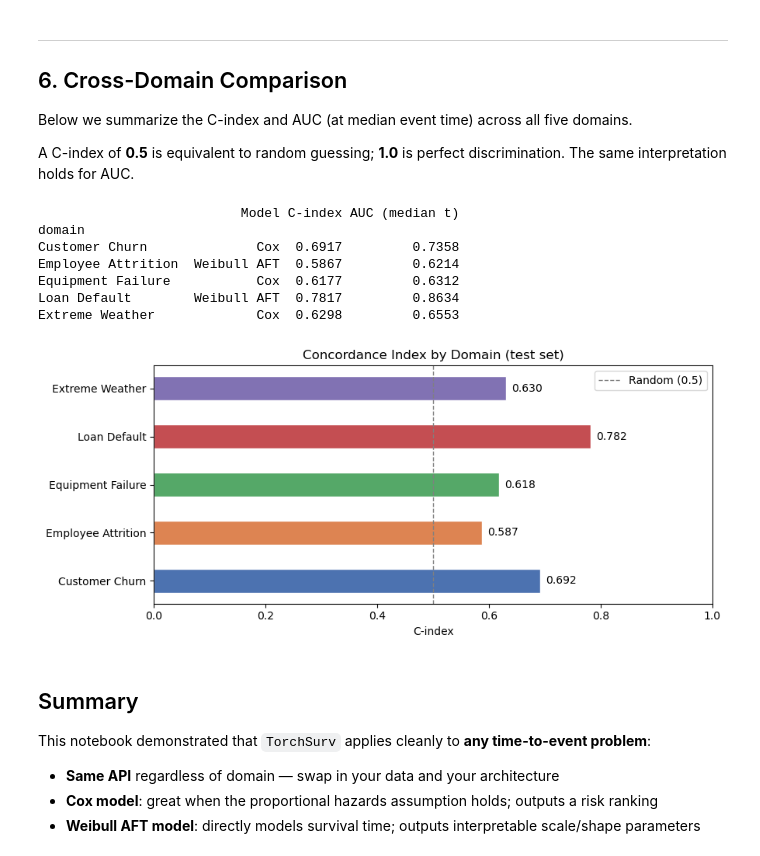
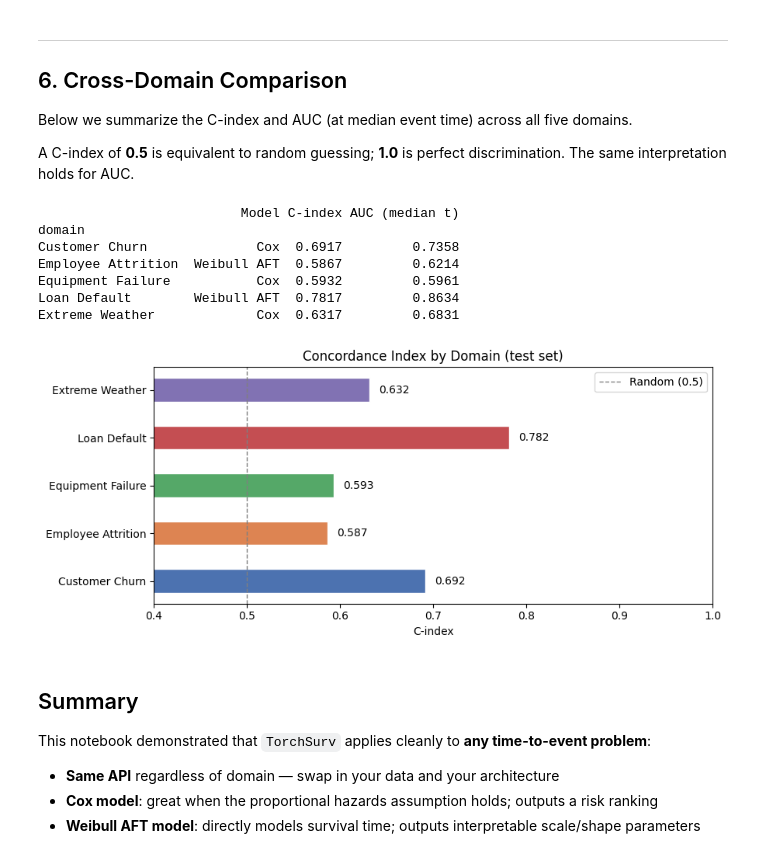
Before and after one commit to Novartis/torchsurv, a Jupyter notebook: docs/notebooks/non_medical_applications.ipynb, the cells around one changed output. Drawn from its saved outputs; the diff is of its cells as text; code cells hidden in the pictures.

```diff
--- a/docs/notebooks/non_medical_applications.ipynb
+++ b/docs/notebooks/non_medical_applications.ipynb
@@ -374,17 +374,17 @@ rng = np.random.default_rng(2)
 N = 800
 
 load = rng.uniform(40, 100, N)  # % capacity
-temperature = rng.normal(75, 15, N)  # °C operating temperature
+temperature = rng.normal(75, 20, N)  # °C operating temperature
 vibration = rng.exponential(0.5, N)  # vibration index
-age_years = rng.uniform(0, 10, N)  # years in service
+age_years = rng.uniform(0, 12, N)  # years in service
 maint_cycles = rng.poisson(5, N).astype(float)  # # of maintenance events
 
 log_hz_true = (
-    0.02 * load + 0.01 * temperature + 0.5 * vibration + 0.08 * age_years - 0.1 * maint_cycles + rng.normal(0, 0.3, N)
+    0.01 * load + 0.01 * temperature + 0.5 * vibration + 0.08 * age_years - 0.1 * maint_cycles + rng.normal(0, 0.4, N)
 )
 baseline_hours = 2000.0
 time_failure = rng.exponential(baseline_hours / np.exp(log_hz_true))
-censoring_h = rng.uniform(100, 3000, N)
+censoring_h = rng.uniform(200, 4000, N)
 time_obs_eq = np.minimum(time_failure, censoring_h)
 event_obs_eq = (time_failure <= censoring_h).astype(bool)
 
@@ -505,7 +505,7 @@ mean annual rainfall (mm), latitude zone (encoded).
 # %%
 # ── Synthetic Extreme Weather Data ───────────────────────────────────────────
 rng = np.random.default_rng(4)
-N = 600
+N = 800
 
 temp_anomaly = rng.normal(0.8, 0.5, N)  # °C above historical mean
 elevation = rng.exponential(300, N)  # meters
@@ -581,28 +581,28 @@ print(summary.to_string())
 domain
 Customer Churn              Cox  0.6917         0.7358
 Employee Attrition  Weibull AFT  0.5867         0.6214
-Equipment Failure           Cox  0.6177         0.6312
+Equipment Failure           Cox  0.5932         0.5961
 Loan Default        Weibull AFT  0.7817         0.8634
-Extreme Weather             Cox  0.6298         0.6553
+Extreme Weather             Cox  0.6317         0.6831
 # %%
 # Visual comparison
 fig, ax = plt.subplots(figsize=(9, 4))
 domains = [r["domain"] for r in results]
 cindexes = [r["cindex"] for r in results]
 colors = ["#4C72B0", "#DD8452", "#55A868", "#C44E52", "#8172B3"]
 
 bars = ax.barh(domains, cindexes, color=colors, edgecolor="white", height=0.5)
 ax.axvline(0.5, color="gray", linestyle="--", linewidth=1, label="Random (0.5)")
-ax.set_xlim(0, 1)
+ax.set_xlim(0.4, 1)
 ax.set_xlabel("C-index")
 ax.set_title("Concordance Index by Domain (test set)")
 ax.legend()
 for bar, val in zip(bars, cindexes):
     ax.text(val + 0.01, bar.get_y() + bar.get_height() / 2, f"{val:.3f}", va="center", fontsize=10)
 plt.tight_layout()
 plt.show()
 # %% [output]
-[figure, old version]
+[figure, new version]
 # %% [markdown]
 ## Summary
 
```
Also changed, not shown: parts of 10 cells of this notebook, 1 other file.
